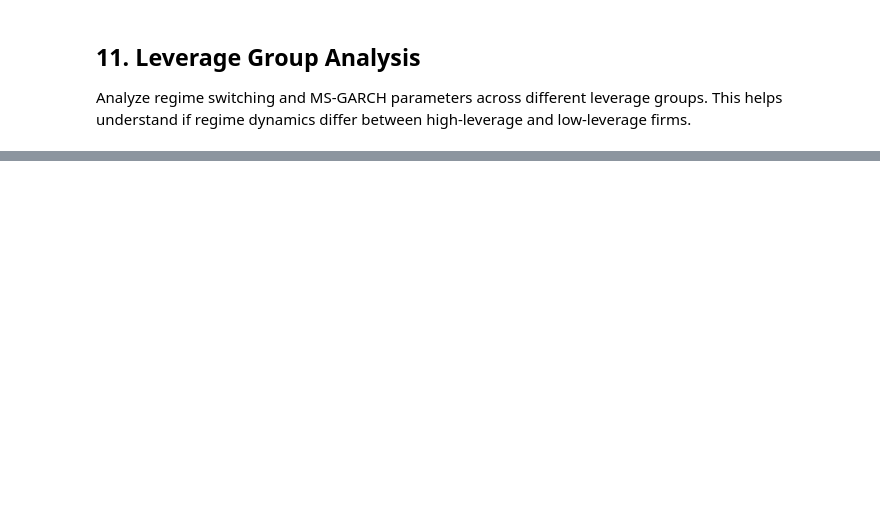
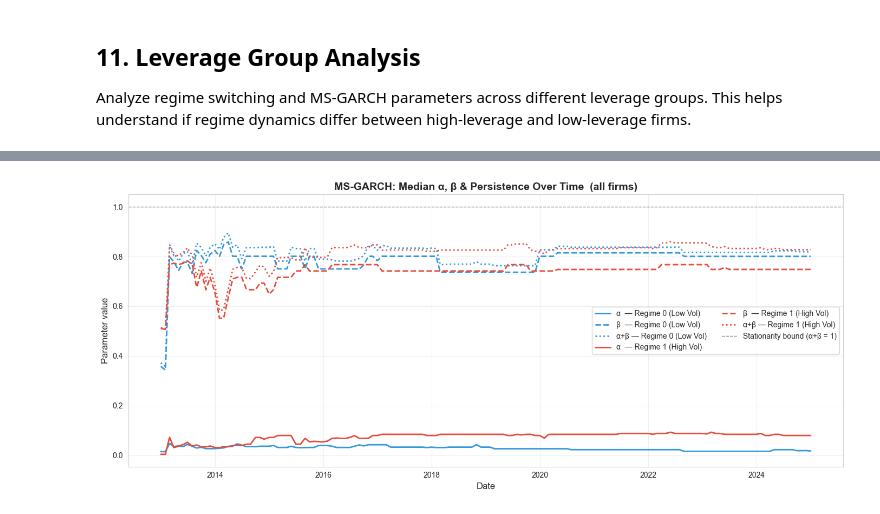
Before and after one commit to ChaseW3/Seminar-QF, a Jupyter notebook: Seminar QF/regime_analysis.ipynb, the cells around one changed output, grey strips where cells are left out. Cells and saved outputs as stored; diff of their text form; code cells hidden in the pictures; blank space fills up the shorter version.

```diff
--- a/Seminar QF/regime_analysis.ipynb
+++ b/Seminar QF/regime_analysis.ipynb
@@ -1319,0 +1359,35 @@ LEVERAGE GROUP ANALYSIS - KEY FINDINGS
+# %%
+# ── Plot 1: Cross-sectional median α, β, persistence per regime — one graph ──
+
+ts_median = ms_garch.groupby('date').agg(
+    alpha_0=('alpha_0', 'median'),
+    alpha_1=('alpha_1', 'median'),
+    beta_0=('beta_0',  'median'),
+    beta_1=('beta_1',  'median'),
+)
+ts_median['persistence_0'] = ts_median['alpha_0'] + ts_median['beta_0']
+ts_median['persistence_1'] = ts_median['alpha_1'] + ts_median['beta_1']
+
+fig, ax = plt.subplots(figsize=(14, 6))
+
+# Regime 0 lines (blue shades)
+ax.plot(ts_median.index, ts_median['alpha_0'],       color='#3498db', linewidth=2, linestyle='-',  label='α  — Regime 0 (Low Vol)')
+ax.plot(ts_median.index, ts_median['beta_0'],        color='#3498db', linewidth=2, linestyle='--', label='β  — Regime 0 (Low Vol)')
+ax.plot(ts_median.index, ts_median['persistence_0'], color='#3498db', linewidth=2, linestyle=':',  label='α+β — Regime 0 (Low Vol)')
+
+# Regime 1 lines (red shades)
+ax.plot(ts_median.index, ts_median['alpha_1'],       color='#e74c3c', linewidth=2, linestyle='-',  label='α  — Regime 1 (High Vol)')
+ax.plot(ts_median.index, ts_median['beta_1'],        color='#e74c3c', linewidth=2, linestyle='--', label='β  — Regime 1 (High Vol)')
+ax.plot(ts_median.index, ts_median['persistence_1'], color='#e74c3c', linewidth=2, linestyle=':',  label='α+β — Regime 1 (High Vol)')
+
+ax.axhline(1.0, color='black', linestyle='--', linewidth=1, alpha=0.5, label='Stationarity bound (α+β = 1)')
+
+ax.set_xlabel('Date', fontsize=12)
+ax.set_ylabel('Parameter value', fontsize=12)
+ax.set_title('MS-GARCH: Median α, β & Persistence Over Time  (all firms)', fontsize=14, fontweight='bold')
+ax.legend(fontsize=10, ncol=2)
+ax.grid(True, alpha=0.3)
+plt.tight_layout()
+plt.show()
+# %% [output]
+[figure, added]
```
Also changed, not shown: parts of 35 cells of this notebook, 1 other file.
